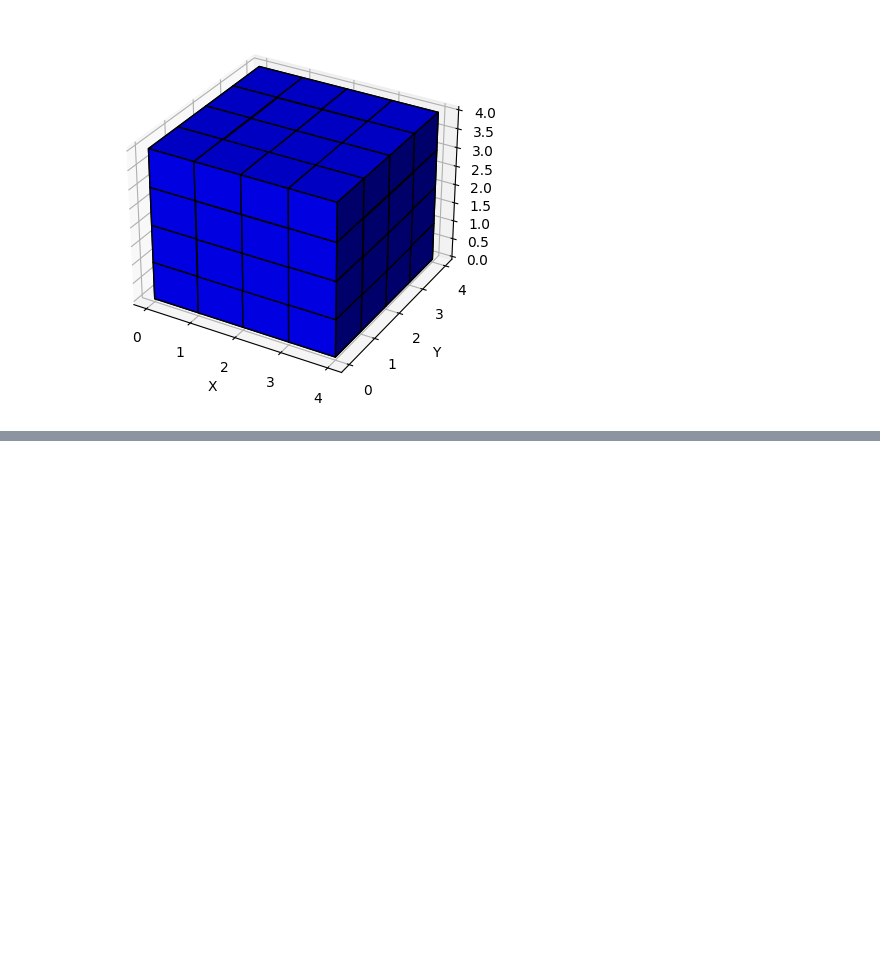
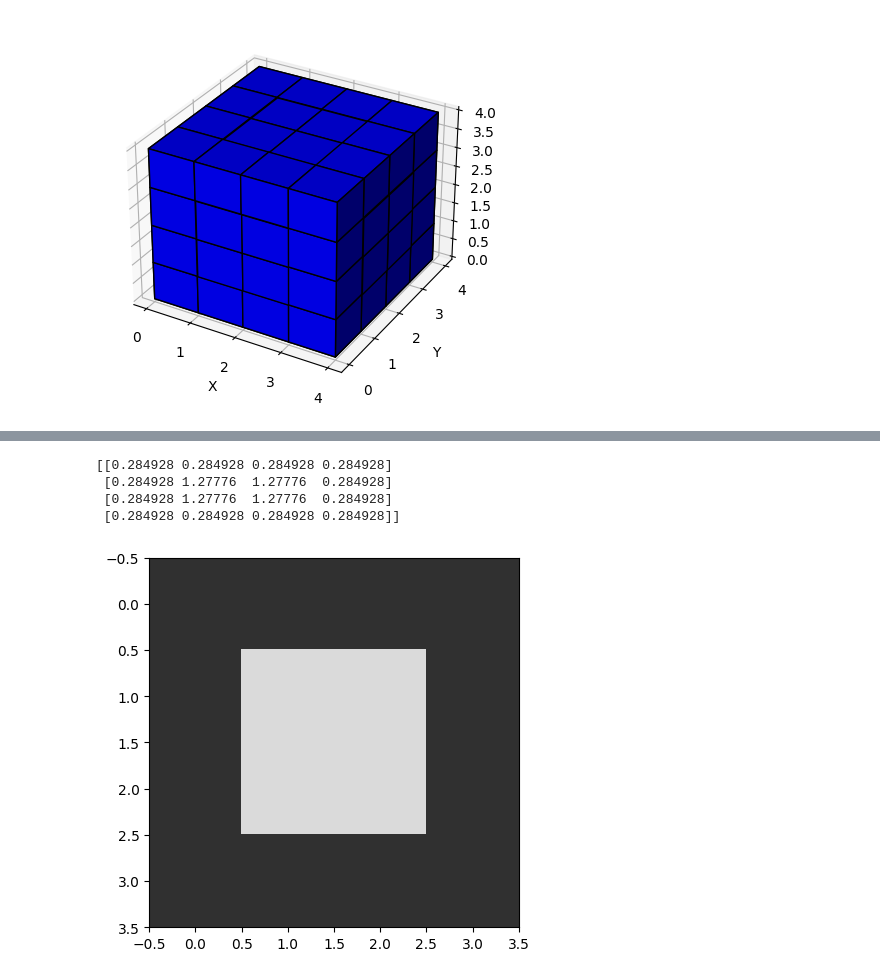
Before and after one commit to Leo00010011/IPBMI_Notebooks, a Jupyter notebook: E3/IPBMA_3:Photom Simulation.ipynb, the cells around one changed output, grey strips where cells are left out. Saved outputs shown, nothing was run; the diff lists cells and outputs as text; code cells hidden in the pictures; blank space fills up the shorter version.

```diff
--- a/E3/IPBMA_3:Photom Simulation.ipynb
+++ b/E3/IPBMA_3:Photom Simulation.ipynb
@@ -49,0 +61,12 @@ plt.show()
+# %%
+slice_2 = p[:, :, 2]
+print(slice_1)
+
+plt.imshow(slice_2, cmap='gray', vmin=0, vmax=1.5)
+plt.show()
+# %% [output]
+[[0.284928 0.284928 0.284928 0.284928]
+ [0.284928 1.27776  1.27776  0.284928]
+ [0.284928 1.27776  1.27776  0.284928]
+ [0.284928 0.284928 0.284928 0.284928]]
+[figure, added]
```
Also changed, not shown: parts of 2 cells of this notebook, 2 other files.
